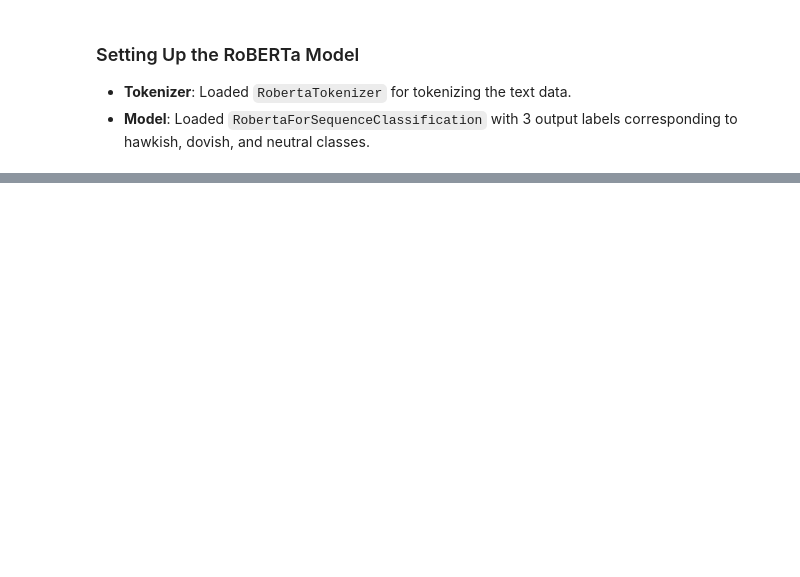
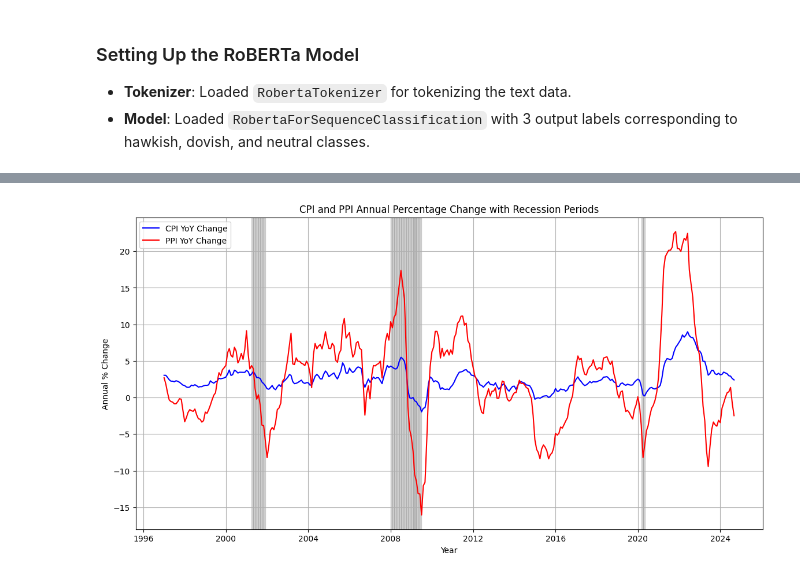
Before and after one commit to isidoragajic/AS10, a Jupyter notebook: AS10.ipynb, the cells around one changed output, grey strips where cells are left out. Drawn from its saved outputs; the diff is of its cells as text; code cells hidden in the pictures; blank space fills up the shorter version.

```diff
--- a/AS10.ipynb
+++ b/AS10.ipynb
@@ -549,0 +1041,6 @@ plt.show()
+# %%
+# Fetch CPI data
+cpi_data = web.DataReader('CPIAUCSL', 'fred', start_date, end_date, api_key=fred_api_key)
+
+# Fetch PPI data
+ppi_data = web.DataReader('PPIACO', 'fred', start_date, end_date, api_key=fred_api_key)
@@ -549,0 +1052,4 @@ plt.show()
+# %%
+# Calculate the annual percentage change
+cpi_data['CPI_YoY'] = cpi_data['CPIAUCSL'].pct_change(periods=12) * 100
+ppi_data['PPI_YoY'] = ppi_data['PPIACO'].pct_change(periods=12) * 100
@@ -549,0 +1063,3 @@ plt.show()
+# %%
+# Fetch the recession indicator data
+recession_data = web.DataReader('USREC', 'fred', start_date, end_date, api_key=fred_api_key)
@@ -549,0 +1072,5 @@ plt.show()
+# %%
+# Merge the data into a single DataFrame
+macro_data = cpi_data[['CPI_YoY']].join(ppi_data[['PPI_YoY']], how='outer')
+macro_data = macro_data.join(recession_data, how='outer')
+macro_data = macro_data.fillna(method='ffill').dropna()
@@ -549,0 +1083,24 @@ plt.show()
+# %%
+# Create the plot
+fig, ax = plt.subplots(figsize=(14, 7))
+
+# Plot CPI and PPI
+ax.plot(macro_data.index, macro_data['CPI_YoY'], label='CPI YoY Change', color='blue')
+ax.plot(macro_data.index, macro_data['PPI_YoY'], label='PPI YoY Change', color='red')
+
+# Highlight recession periods
+for idx, row in macro_data.iterrows():
+    if row['USREC'] == 1:
+        ax.axvspan(idx, idx + pd.Timedelta(days=30), color='grey', alpha=0.3)
+
+# Formatting the plot
+ax.set_title('CPI and PPI Annual Percentage Change with Recession Periods')
+ax.set_xlabel('Year')
+ax.set_ylabel('Annual % Change')
+ax.legend()
+ax.grid(True)
+
+# Show the plot
+plt.show()
+# %% [output]
+[figure, added]
```
Also changed, not shown: parts of 77 cells of this notebook.
